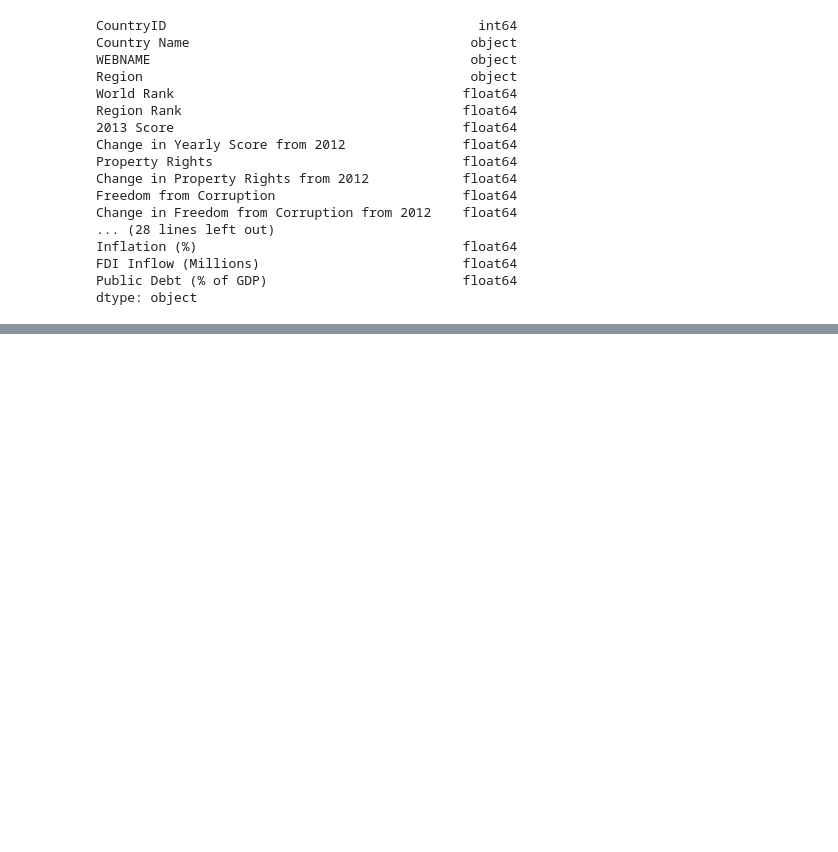
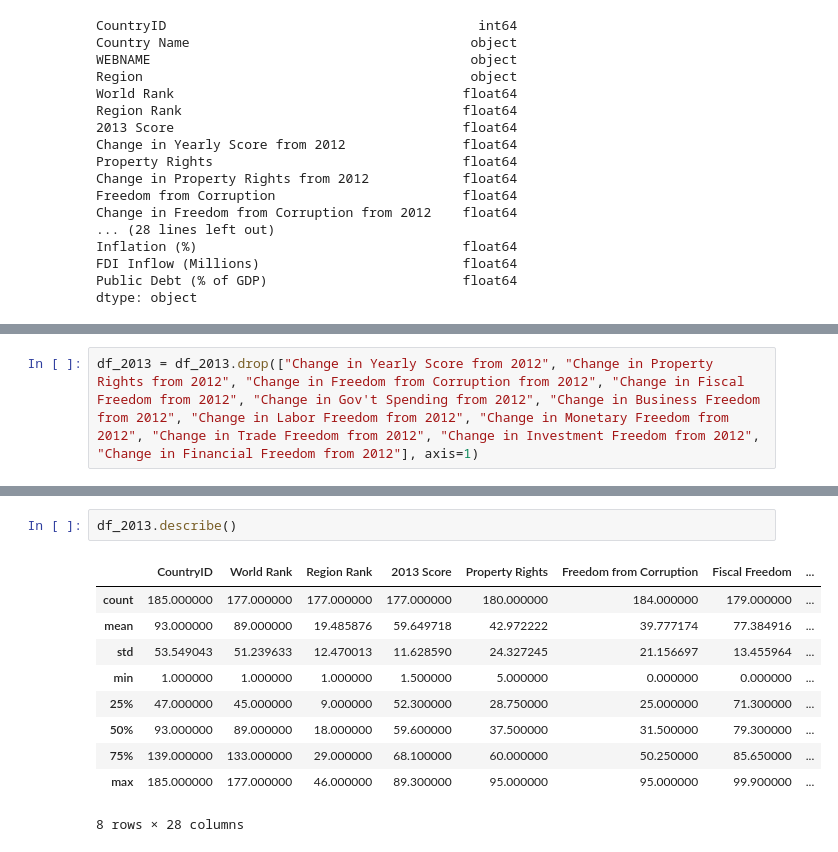
Before and after one commit to danvergara/freedom-analysis, a Jupyter notebook: freedom_analysis/exploratory_analysis.ipynb, the cells around one changed output, grey strips where cells are left out. Drawn from its saved outputs; the diff is of its cells as text; blank space fills up the shorter version.

```diff
--- a/freedom_analysis/exploratory_analysis.ipynb
+++ b/freedom_analysis/exploratory_analysis.ipynb
@@ -48,0 +117,2 @@ dtype: object
+# %%
+df_2013 = df_2013.drop(["Change in Yearly Score from 2012", "Change in Property Rights from 2012", "Change in Freedom from Corruption from 2012", "Change in Fiscal Freedom from 2012", "Change in Gov't Spending from 2012", "Change in Business Freedom from 2012", "Change in Labor Freedom from 2012", "Change in Monetary Freedom from 2012", "Change in Trade Freedom from 2012", "Change in Investment Freedom from 2012", "Change in Financial Freedom from 2012"], axis=1)
@@ -48,0 +129,13 @@ dtype: object
+# %%
+df_2013.describe()
+# %% [output]
+|  | CountryID | World Rank | Region Rank | 2013 Score | Property Rights | Freedom from Corruption | Fiscal Freedom | ... |
+| count | 185.000000 | 177.000000 | 177.000000 | 177.000000 | 180.000000 | 184.000000 | 179.000000 | ... |
+| mean | 93.000000 | 89.000000 | 19.485876 | 59.649718 | 42.972222 | 39.777174 | 77.384916 | ... |
+| std | 53.549043 | 51.239633 | 12.470013 | 11.628590 | 24.327245 | 21.156697 | 13.455964 | ... |
+| min | 1.000000 | 1.000000 | 1.000000 | 1.500000 | 5.000000 | 0.000000 | 0.000000 | ... |
+| 25% | 47.000000 | 45.000000 | 9.000000 | 52.300000 | 28.750000 | 25.000000 | 71.300000 | ... |
+| 50% | 93.000000 | 89.000000 | 18.000000 | 59.600000 | 37.500000 | 31.500000 | 79.300000 | ... |
+| 75% | 139.000000 | 133.000000 | 29.000000 | 68.100000 | 60.000000 | 50.250000 | 85.650000 | ... |
+| max | 185.000000 | 177.000000 | 46.000000 | 89.300000 | 95.000000 | 95.000000 | 99.900000 | ... |
+8 rows × 28 columns
```
Also changed, not shown: parts of 26 cells of this notebook, 2 other files.
